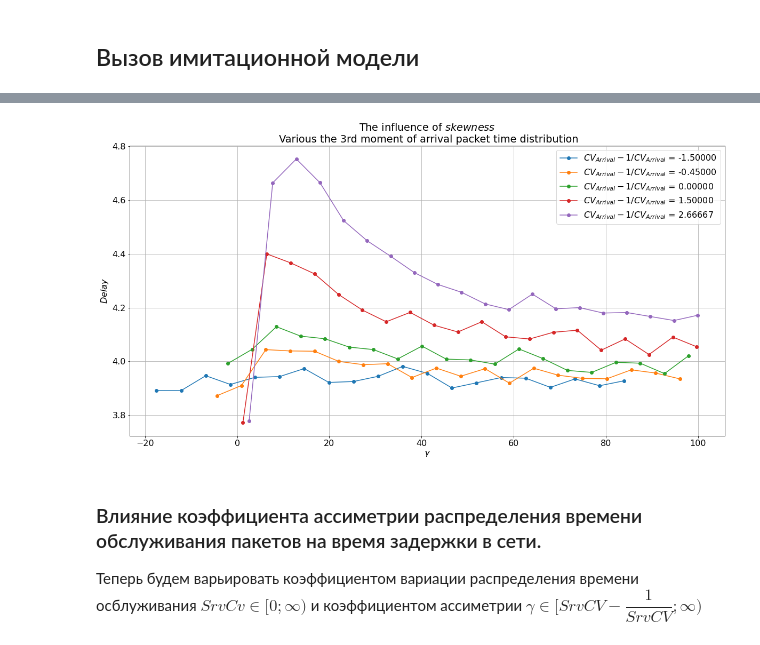
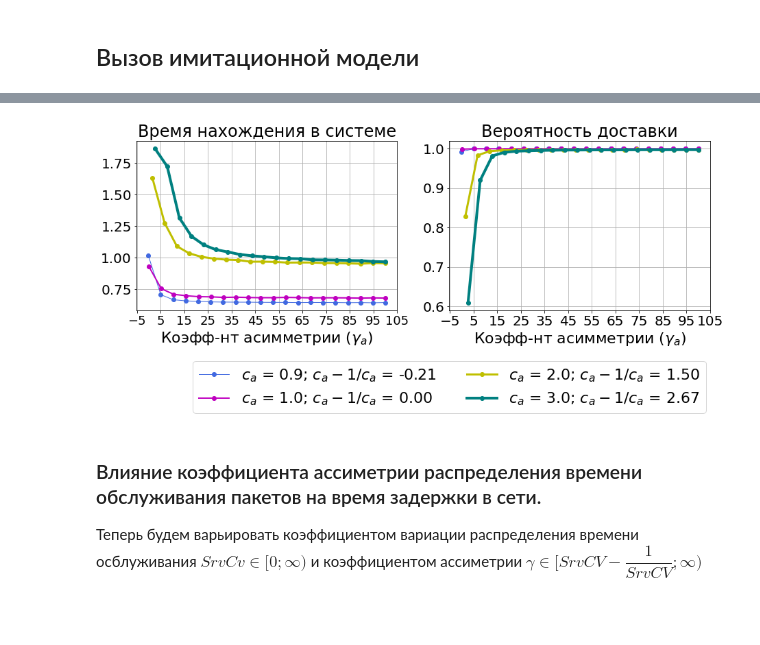
Before and after one commit to ipu69/pyqumo_old, a Jupyter notebook: experiments/3. The influence of the third moment to delays estimates.ipynb, the cells around one changed output, grey strips where cells are left out. Saved outputs shown, nothing was run; the diff lists cells and outputs as text; code cells hidden in the pictures; blank space fills up the shorter version.

Commit message:
update scatter backgrounds, minor updated in ipynb

```diff
--- a/experiments/3. The influence of the third moment to delays estimates.ipynb
+++ b/experiments/3. The influence of the third moment to delays estimates.ipynb
@@ -38,8 +41,8 @@ from pyqumo.fitting.johnson89 import fit_mern2
 from pyqumo.stats import get_std, get_cv, get_skewness, get_noncentral_m2, get_noncentral_m3
 from pyqumo.random import HyperErlang
 # %%
-%matplotlib inlineFORCE_SIMULATION
-matplotlib.rcParams.update({'font.size': 16})
+%matplotlib inline
+matplotlib.rcParams.update({'font.size': 20})
 # %%
 # Нужно ли пересчитывать все, или можно использовать результаты из файлов
 FORCE_SIMULATION = False
@@ -235,20 +397,36 @@ check_arr_skewness_data
-# %%
-plt.figure(figsize=(20, 10))
-plt.title('The influence of $skewness$ \n Various the 3rd moment of arrival packet time distribution')
-for i in check_arr_skewness_data['ArrCv'].unique():
-    data = check_arr_skewness_data[check_arr_skewness_data['ArrCv'] == i]
-
-    # coef_var = [(cv - 1/cv) for cv in data['ArrCv']]
-    plt.plot(data['ArrSkewness'], data['DelayAvg'], '-o',
-             label='$CV_{Arrival} - 1/ CV_{Arrival}$ = ' + str('{:.5f}'.format(i - 1/i)))
-
-
-plt.legend()
-plt.xlabel(r'$\gamma$')
-plt.ylabel(r'$Delay$')
-plt.grid()
-# %% [output]
-[figure, removed]
+# %%
+fig = plt.figure(figsize=(15, 10))
+
+ax = fig.add_subplot(2, 2, 1)
+color = ['royalblue', 'm', 'y', 'teal']
+plt.title('Время нахождения в системе', fontsize='24')
+for i in range(len(check_arr_skewness_data['ArrCv'].unique())):
+    arr_cv = check_arr_skewness_data['ArrCv'].unique()[i]
+    data = check_arr_skewness_data[check_arr_skewness_data['ArrCv'] == arr_cv]
+    ax.plot(data['ArrSkewness'], data['DelayAvg'],
+            color=color[i], marker='o', linewidth= 1 + i,
+            label=f'$c_a$ = {arr_cv};  $c_a - 1/ c_a$ = {arr_cv - 1/arr_cv:.3f}')
+plt.xticks(np.arange(-5, 110, 10), fontsize='18')
+plt.xlabel('Коэфф-нт асимметрии ' + r'($\gamma_a$)', fontsize='22')
+plt.grid()
+
+ax = fig.add_subplot(2, 2, 2)
+plt.title('Вероятность доставки', fontsize='24')
+
+for i in range(len(check_arr_skewness_data['ArrCv'].unique())):
+    arr_cv = check_arr_skewness_data['ArrCv'].unique()[i]
+    data = check_arr_skewness_data[check_arr_skewness_data['ArrCv'] == arr_cv]
+    plt.plot(data['ArrSkewness'], data['DeliveryProb'],
+             color=color[i], marker='o', linewidth= 1 + i,
+             label=f'$c_a$ = {arr_cv}; $c_a - 1/ c_a$ = {arr_cv - 1/arr_cv:.2f}')
+plt.xticks(np.arange(-5, 115, 10), fontsize='20')
+plt.xlabel('Коэфф-нт асимметрии ' + r'($\gamma_a$)', fontsize='22')
+plt.grid()
+
+ax.legend(loc='lower center', ncol=2, bbox_to_anchor=(0, -0.65), prop={'size': 22})
+plt.savefig('data/images/arrival_skewness_influence.pdf', bbox_inches = 'tight')
+# %% [output]
+[figure, added]
 # %% [markdown]
 ### Влияние коэффициента ассиметрии распределения времени обслуживания пакетов на время задержки в сети.
 
```
Also changed, not shown: parts of 15 cells of this notebook, 45 other files.
